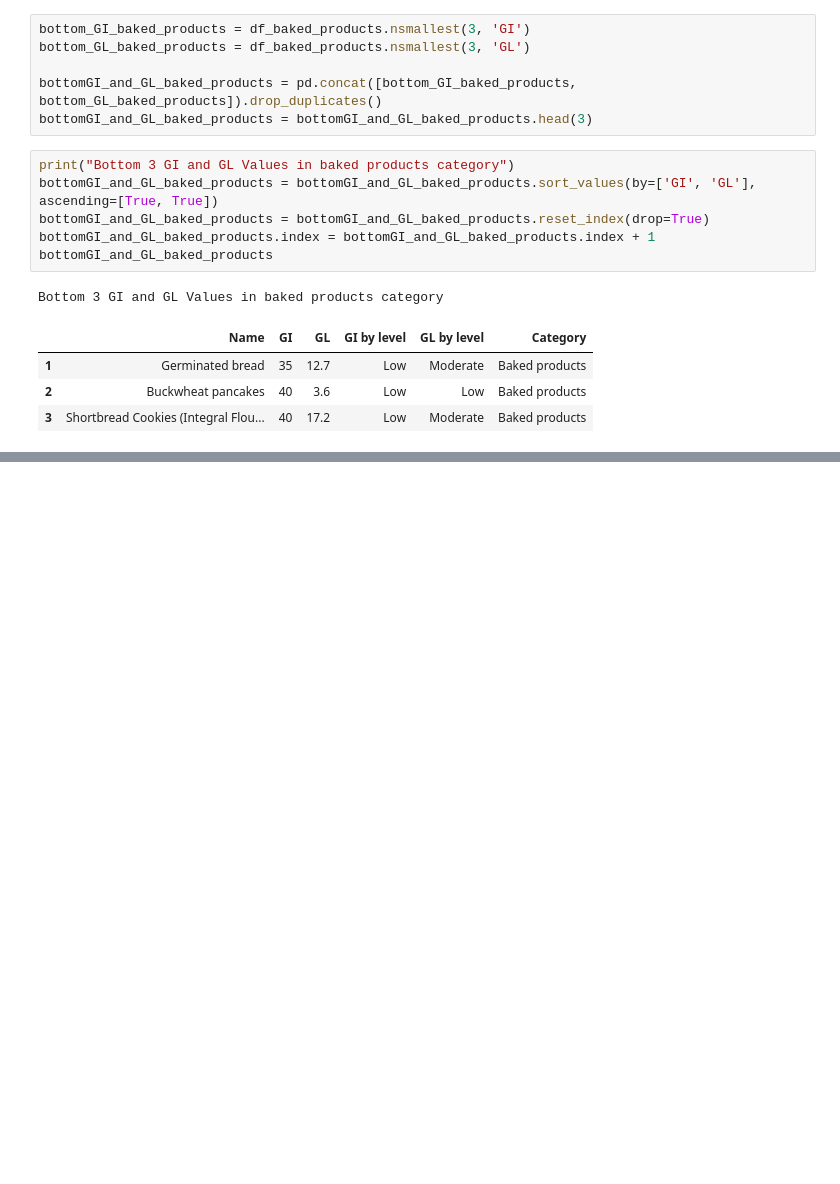
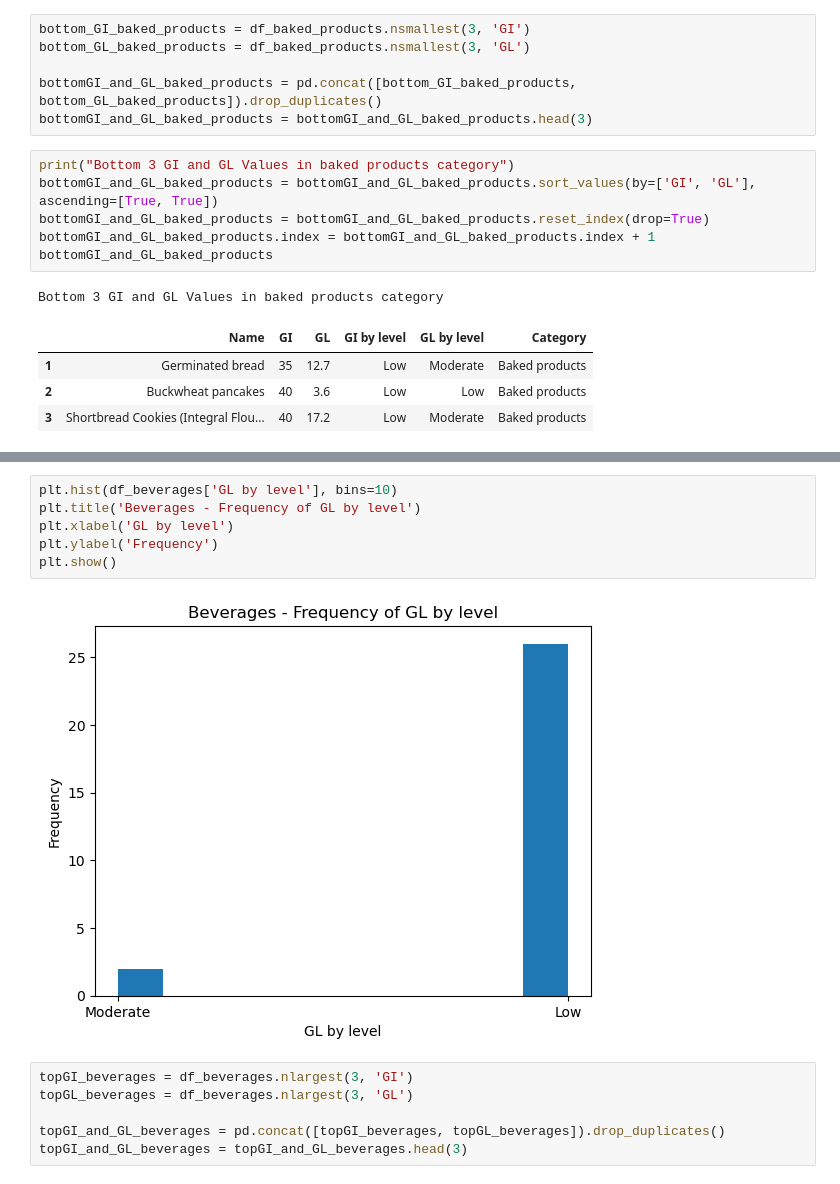
Before and after one commit to KacperWalkusz/Project-Healthy-Food-Analysis, a Jupyter notebook: GI and GL - webscraping.ipynb, the cells around one changed output, grey strips where cells are left out. Cells and saved outputs as stored; diff of their text form; blank space fills up the shorter version.

```diff
--- a/GI and GL - webscraping.ipynb
+++ b/GI and GL - webscraping.ipynb
@@ -1342,0 +1351,14 @@ Bottom 3 GI and GL Values in baked products category
+# %%
+plt.hist(df_beverages['GL by level'], bins=10)
+plt.title('Beverages - Frequency of GL by level')
+plt.xlabel('GL by level')
+plt.ylabel('Frequency')
+plt.show()
+# %% [output]
+[figure, added]
+# %%
+topGI_beverages = df_beverages.nlargest(3, 'GI')
+topGL_beverages = df_beverages.nlargest(3, 'GL')
+
+topGI_and_GL_beverages = pd.concat([topGI_beverages, topGL_beverages]).drop_duplicates()
+topGI_and_GL_beverages = topGI_and_GL_beverages.head(3)
```
Also changed, not shown: parts of 94 cells of this notebook.
